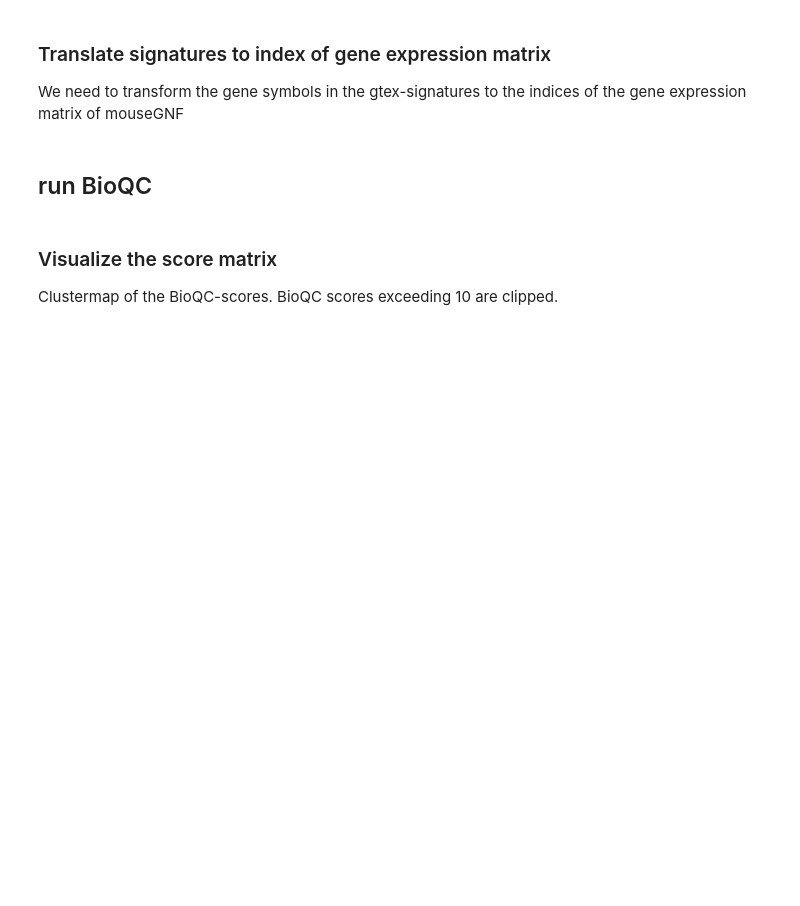
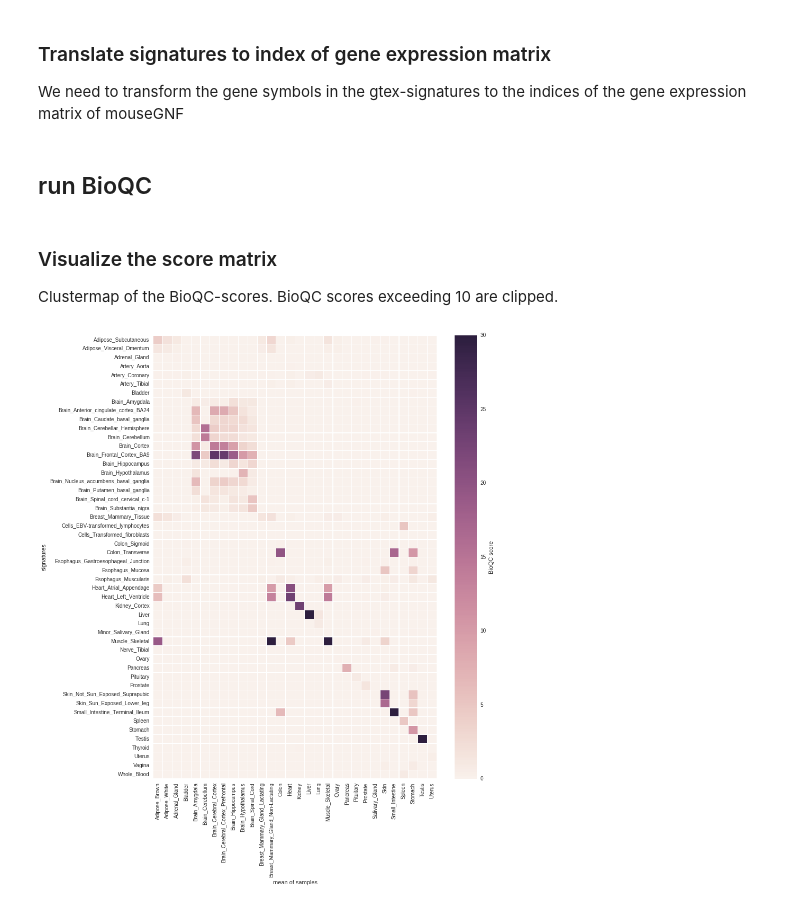
Before and after one commit to grst/gtex-signatures, a Jupyter notebook: notebooks/gtex_vs_mouse_gnf.ipynb, the cells around one changed output. Cells and saved outputs as stored; diff of their text form; code cells hidden in the pictures; blank space fills up the shorter version.

```diff
--- a/notebooks/gtex_vs_mouse_gnf.ipynb
+++ b/notebooks/gtex_vs_mouse_gnf.ipynb
@@ -64,3 +64,7 @@ scores = st.score_signatures(gtex_sig_ind)
 Clustermap of the BioQC-scores. BioQC scores exceeding 10 are clipped.
 # %%
 score_mat = aggregate_scores(st.sort_signatures(gtex_sig_ind), scores, m_target_new)
+# %%
+fig, ax = plot_score_heatmap(score_mat)
+# %% [output]
+[figure, added]
```
Also changed, not shown: parts of 3 cells of this notebook, 1 other file.
